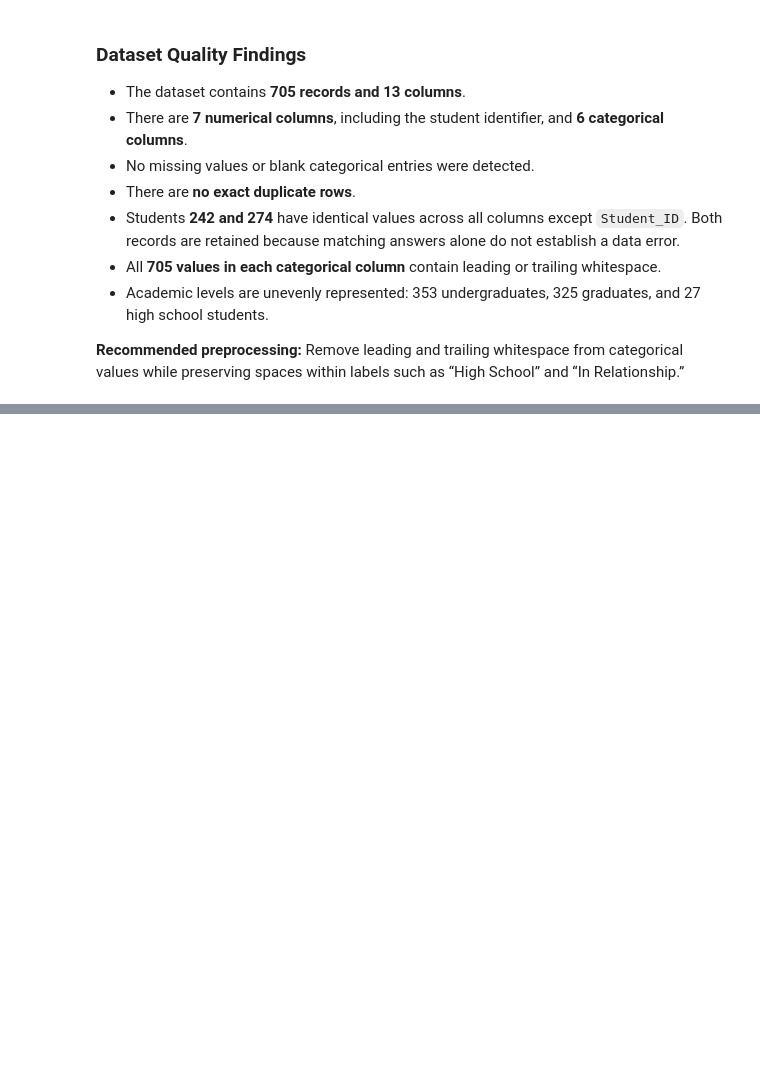
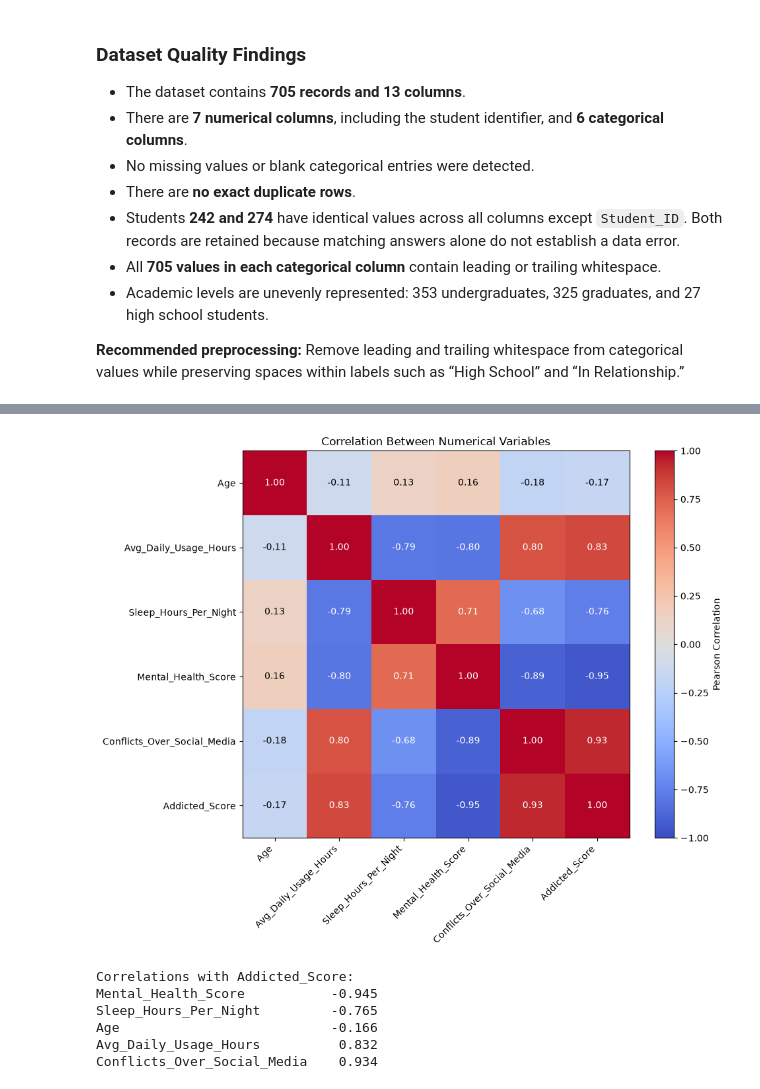
Before and after one commit to tanvirhasansikder/CSE445_ML_project, a Jupyter notebook: notebooks/01_data_inspection.ipynb, the cells around one changed output, grey strips where cells are left out. Saved outputs shown, nothing was run; the diff lists cells and outputs as text; code cells hidden in the pictures; blank space fills up the shorter version.

```diff
--- a/notebooks/01_data_inspection.ipynb
+++ b/notebooks/01_data_inspection.ipynb
@@ -233,0 +363,55 @@ Entries with surrounding spaces: 705
+# %%
+numeric_data = df_eda.select_dtypes(
+    include="number"
+).drop(columns="Student_ID")
+
+correlation_matrix = numeric_data.corr()
+
+fig, ax = plt.subplots(figsize=(10, 8))
+
+heatmap = ax.imshow(
+    correlation_matrix,
+    cmap="coolwarm",
+    vmin=-1,
+    vmax=1
+)
+
+labels = correlation_matrix.columns
+
+ax.set_xticks(range(len(labels)))
+ax.set_yticks(range(len(labels)))
+ax.set_xticklabels(labels, rotation=45, ha="right")
+ax.set_yticklabels(labels)
+
+for row in range(len(labels)):
+    for col in range(len(labels)):
+        value = correlation_matrix.iloc[row, col]
+        ax.text(
+            col, row, f"{value:.2f}",
+            ha="center",
+            va="center",
+            color="white" if abs(value) > 0.6 else "black"
+        )
+
+fig.colorbar(heatmap, ax=ax, label="Pearson Correlation")
+ax.set_title("Correlation Between Numerical Variables")
+
+plt.tight_layout()
+plt.show()
+
+print("Correlations with Addicted_Score:")
+print(
+    correlation_matrix["Addicted_Score"]
+    .drop("Addicted_Score")
+    .sort_values()
+    .round(3)
+    .to_string()
+)
+# %% [output]
+[figure, added]
+Correlations with Addicted_Score:
+Mental_Health_Score           -0.945
+Sleep_Hours_Per_Night         -0.765
+Age                           -0.166
+Avg_Daily_Usage_Hours          0.832
+Conflicts_Over_Social_Media    0.934
```
Also changed, not shown: parts of 12 cells of this notebook.
